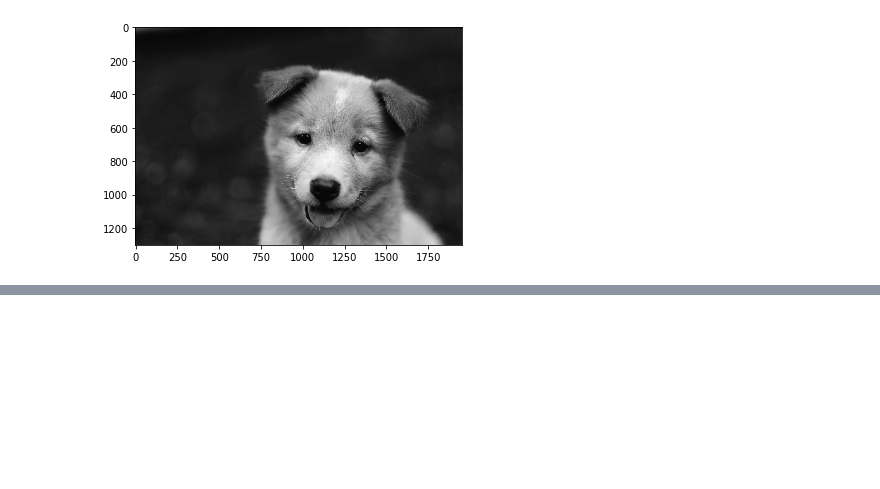
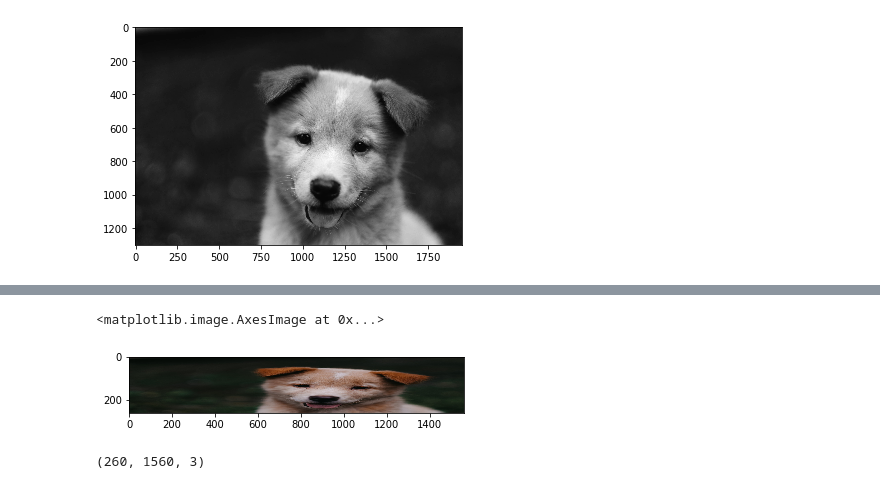
Before and after one commit to roviso/LearnComputerVisionWithOpenCVAndDepthLearningPython, a Jupyter notebook: 03-Image-basic-with-OpenCV/12-Open-Image-file-in-a-note-book.ipynb, the cells around one changed output, grey strips where cells are left out. Cells and saved outputs as stored; diff of their text form; code cells hidden in the pictures; blank space fills up the shorter version.

```diff
--- a/03-Image-basic-with-OpenCV/12-Open-Image-file-in-a-note-book.ipynb
+++ b/03-Image-basic-with-OpenCV/12-Open-Image-file-in-a-note-book.ipynb
@@ -87,0 +85,14 @@ cv2.resize(fix_img,  )
+# %%
+w_ratio = 0.8
+h_ratio = 0.2
+# %%
+new_img = cv2.resize(fix_img, (0, 0), fix_img, w_ratio, h_ratio)
+# %%
+plt.imshow(new_img)
+# %% [output]
+<matplotlib.image.AxesImage at 0x...>
+[figure, added]
+# %%
+new_img.shape
+# %% [output]
+(260, 1560, 3)
```
Also changed, not shown: parts of 9 cells of this notebook, 3 other files.
